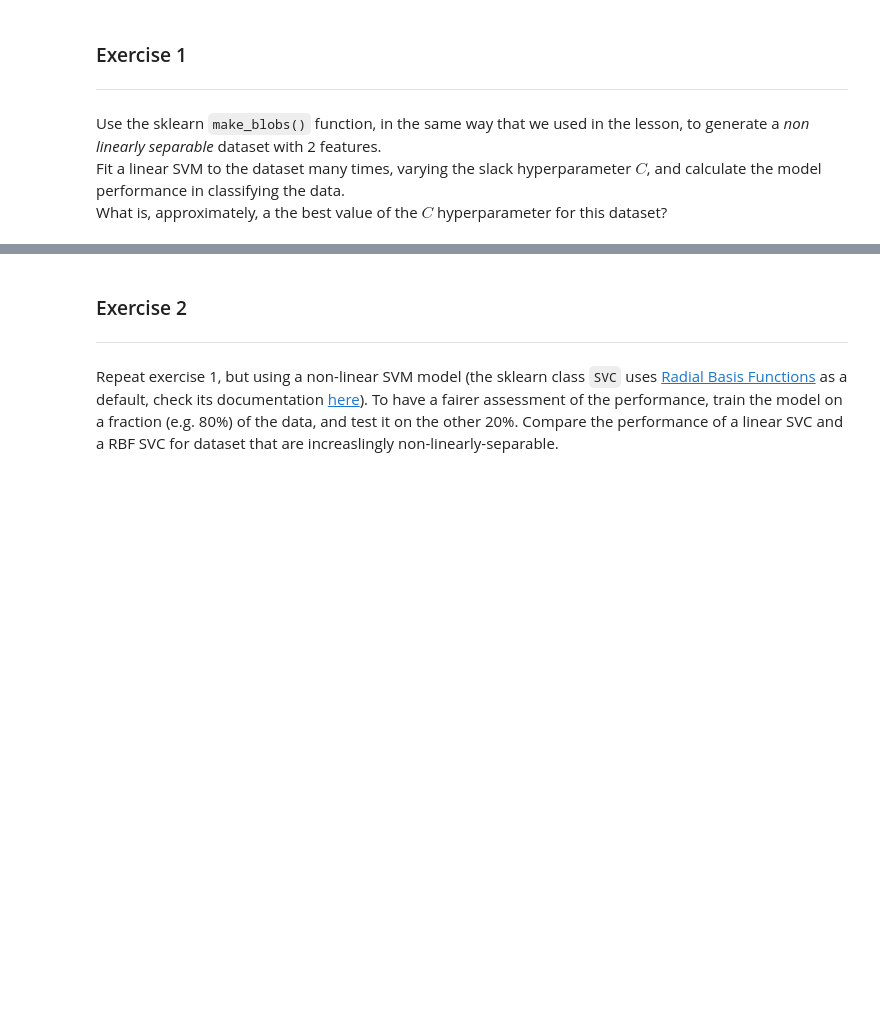
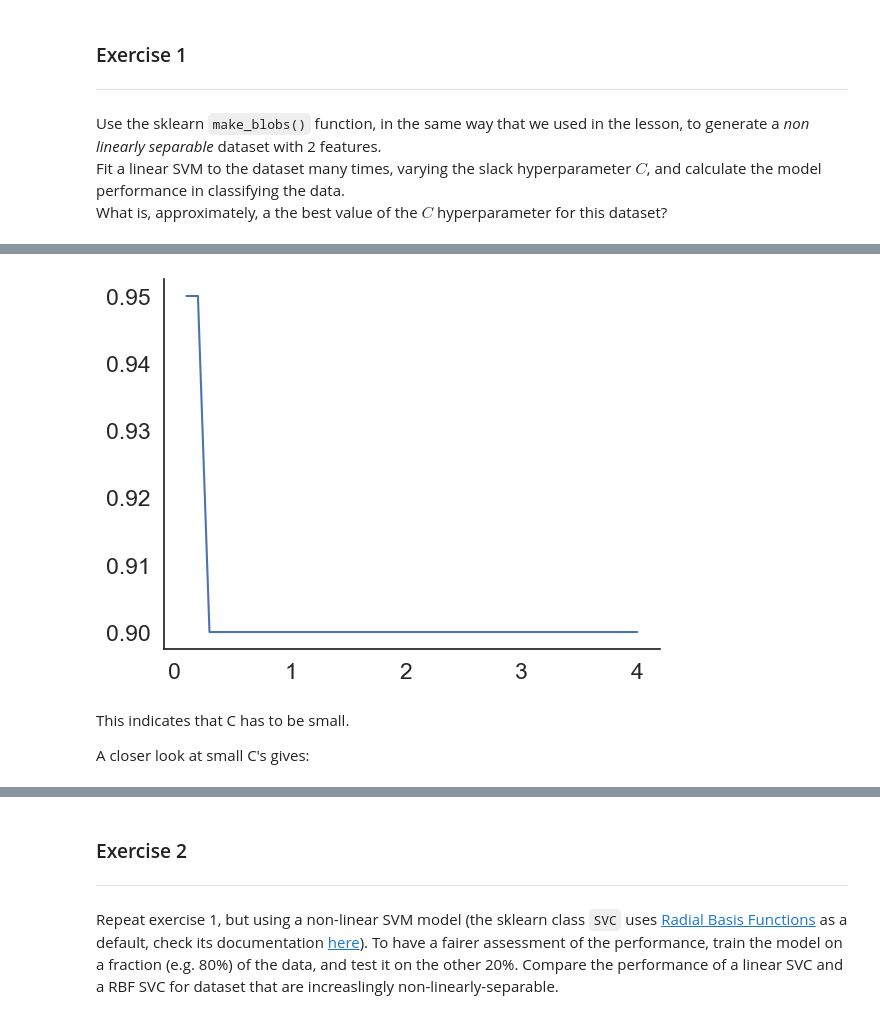
Before and after one commit to rhofm/Neuro-analysis, a Jupyter notebook: population-methods-main/02-SVM-decoding/exercises.ipynb, the cells around one changed output, grey strips where cells are left out. Drawn from its saved outputs; the diff is of its cells as text; code cells hidden in the pictures; blank space fills up the shorter version.

```diff
--- a/population-methods-main/02-SVM-decoding/exercises.ipynb
+++ b/population-methods-main/02-SVM-decoding/exercises.ipynb
@@ -9,0 +54,23 @@ What is, approximately, a the best value of the $C$ hyperparameter for this data
+# %%
+Cs = np.linspace(0.1,4.,num=40)
+X_train = X[:80]
+y_train = y[:80]
+X_test = X[80:]
+y_test = y[80:]
+
+performances = []
+for C in Cs:
+    svc_model = svm.SVC(kernel='linear',C=C);
+    svc_model.fit(X_train, y_train)
+    performances.append(svc_model.score(X_test,y_test))
+
+performances = np.array([performances])
+# %%
+plt.plot(Cs,performances[0])
+plt.show()
+# %% [output]
+[figure, added]
+# %% [markdown]
+This indicates that C has to be small.
+
+A closer look at small C's gives:
```
Also changed, not shown: parts of 22 cells of this notebook, 10 other files.
